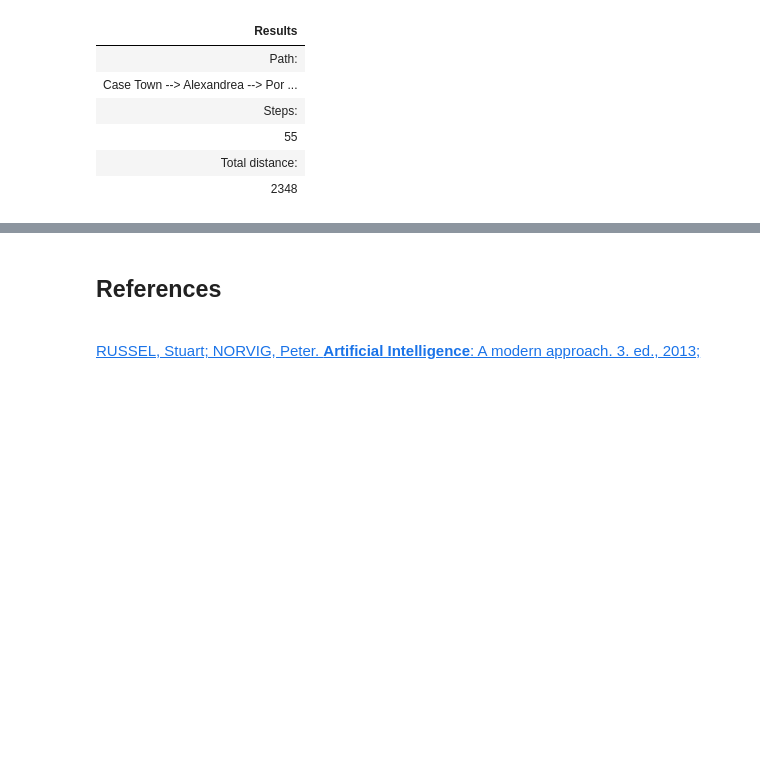
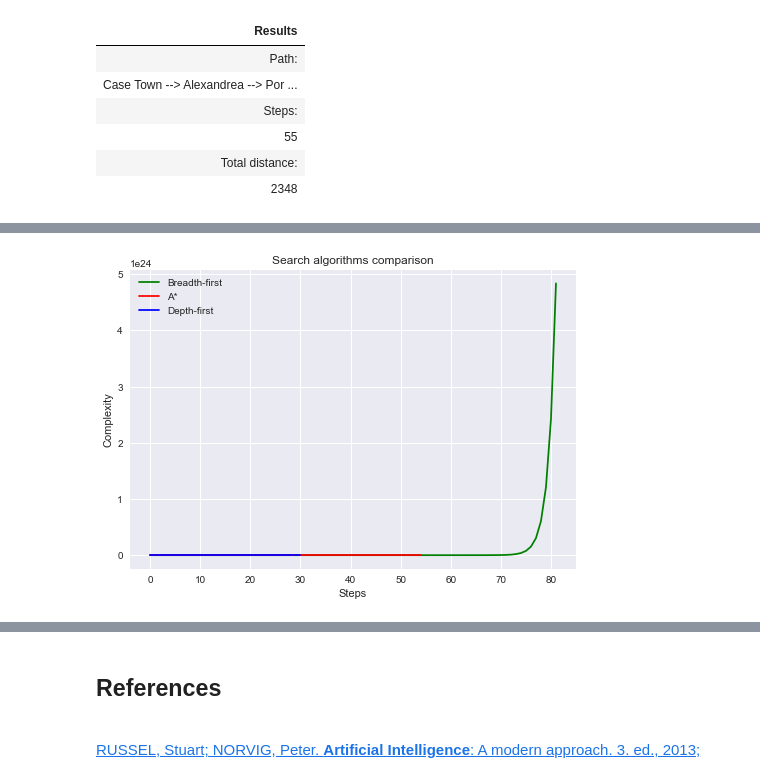
Before and after one commit to brunolcarli/GooGraph, a Jupyter notebook: graph_search.ipynb, the cells around one changed output, grey strips where cells are left out. Saved outputs shown, nothing was run; the diff lists cells and outputs as text; code cells hidden in the pictures; blank space fills up the shorter version.

Commit message:
ADD algorith comparison

```diff
--- a/graph_search.ipynb
+++ b/graph_search.ipynb
@@ -823,0 +814,11 @@ plt.show()
+# %%
+plt.plot(breadth_result['steps'], color='green', label='Breadth-first')
+plt.plot(astar_result['steps'], color='red', label='A*')
+plt.plot(depth_result['steps'], color='blue', label='Depth-first')
+plt.xlabel('Steps')
+plt.ylabel('Complexity')
+plt.title('Search algorithms comparison')
+plt.legend()
+plt.show()
+# %% [output]
+[figure, added]
```
Also changed, not shown: parts of 12 cells of this notebook.
